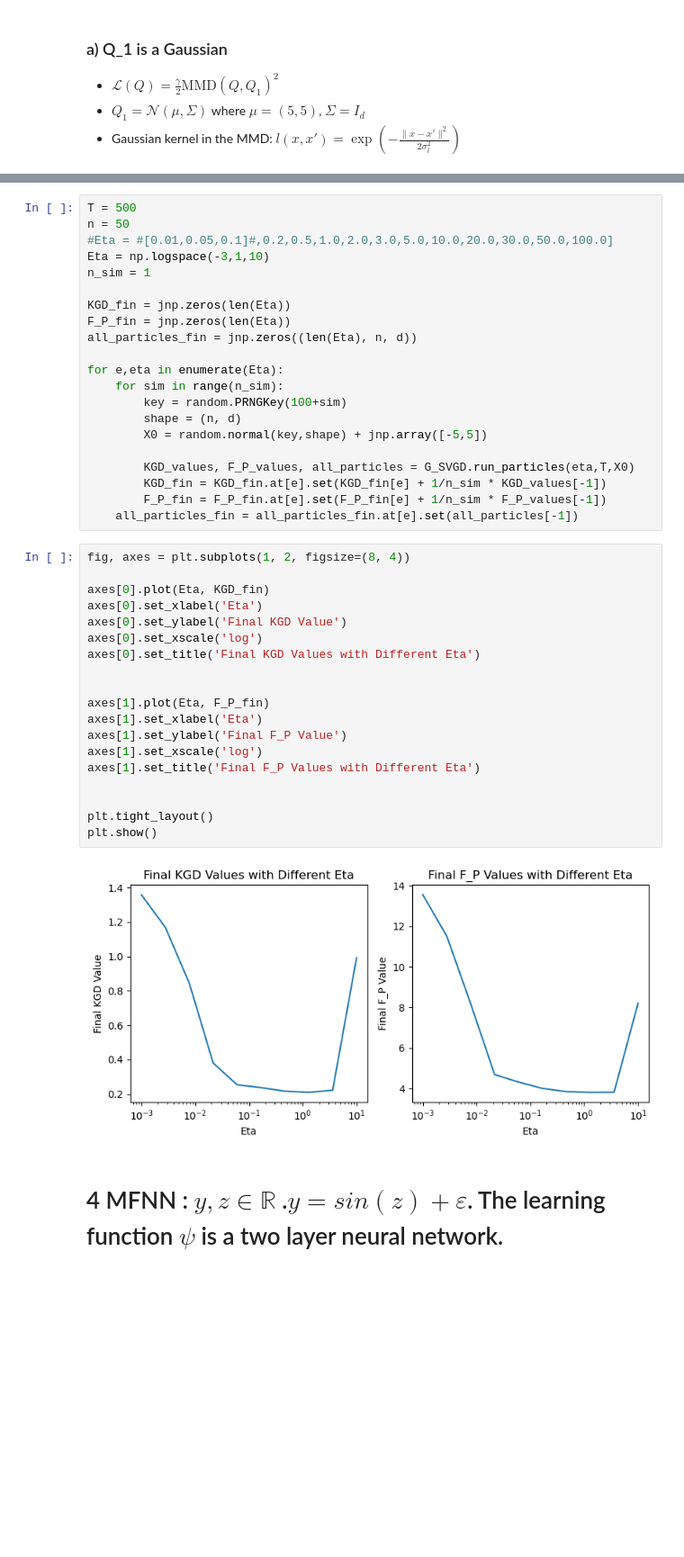
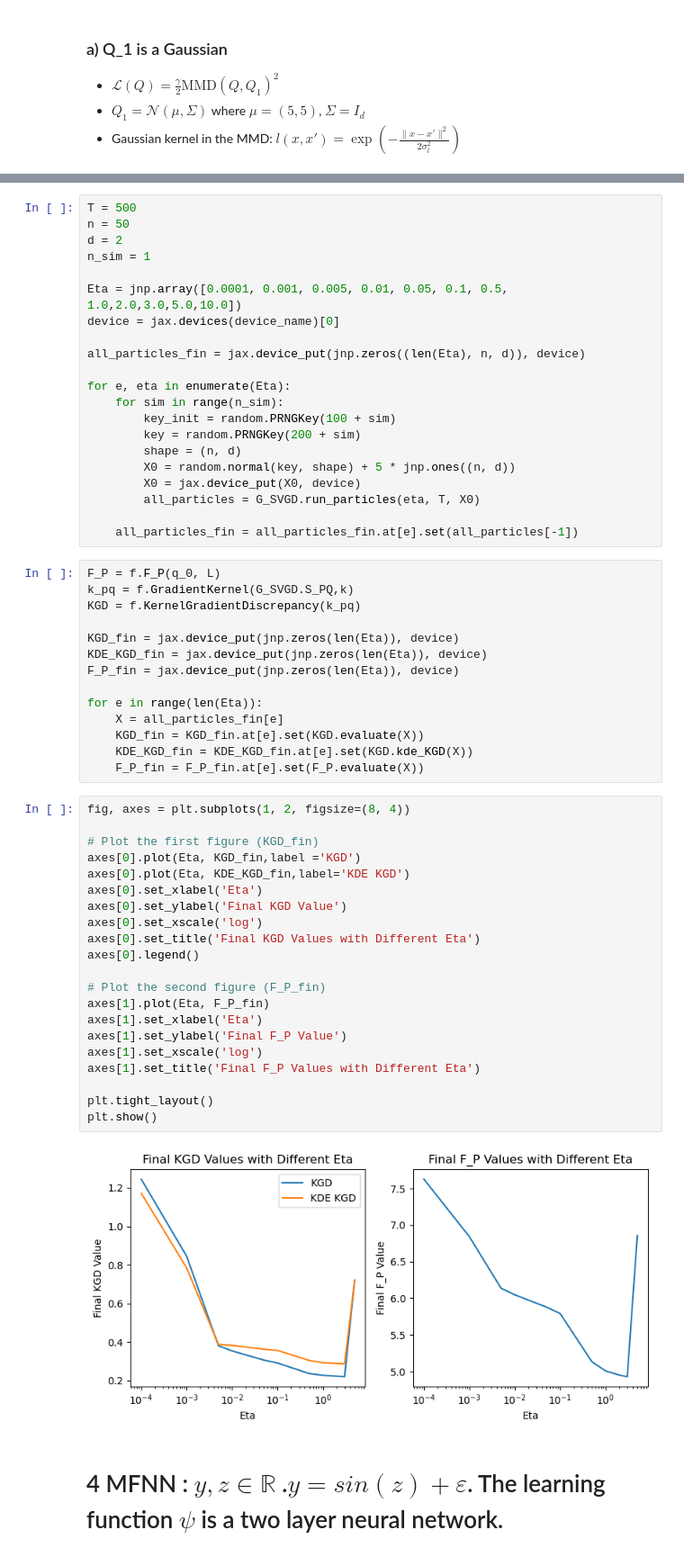
Before and after one commit to congyewang/kgd-code, a Jupyter notebook: notebook_svgd.ipynb, the cells around one changed output, grey strips where cells are left out. Shown at 90% size. Cells and saved outputs as stored; diff of their text form; blank space fills up the shorter version.

```diff
--- a/notebook_svgd.ipynb
+++ b/notebook_svgd.ipynb
@@ -248,45 +268,61 @@ G_SVGD = GeneralizedSVGD(q_0,L,k,m,dm)
 # %%
 T = 500
 n = 50
-#Eta = #[0.01,0.05,0.1]#,0.2,0.5,1.0,2.0,3.0,5.0,10.0,20.0,30.0,50.0,100.0]
-Eta = np.logspace(-3,1,10)
+d = 2
 n_sim = 1
 
-KGD_fin = jnp.zeros(len(Eta))
-F_P_fin = jnp.zeros(len(Eta))
-all_particles_fin = jnp.zeros((len(Eta), n, d))
+Eta = jnp.array([0.0001, 0.001, 0.005, 0.01, 0.05, 0.1, 0.5, 1.0,2.0,3.0,5.0,10.0])
+device = jax.devices(device_name)[0]
 
-for e,eta in enumerate(Eta):
+all_particles_fin = jax.device_put(jnp.zeros((len(Eta), n, d)), device)
+
+for e, eta in enumerate(Eta):
     for sim in range(n_sim):
-        key = random.PRNGKey(100+sim)
+        key_init = random.PRNGKey(100 + sim)
+        key = random.PRNGKey(200 + sim)
         shape = (n, d)
-        X0 = random.normal(key,shape) + jnp.array([-5,5])
+        X0 = random.normal(key, shape) + 5 * jnp.ones((n, d))
+        X0 = jax.device_put(X0, device)
+        all_particles = G_SVGD.run_particles(eta, T, X0)
 
-        KGD_values, F_P_values, all_particles = G_SVGD.run_particles(eta,T,X0)
-        KGD_fin = KGD_fin.at[e].set(KGD_fin[e] + 1/n_sim * KGD_values[-1])
-        F_P_fin = F_P_fin.at[e].set(F_P_fin[e] + 1/n_sim * F_P_values[-1])
     all_particles_fin = all_particles_fin.at[e].set(all_particles[-1])
+# %%
+F_P = f.F_P(q_0, L)
+k_pq = f.GradientKernel(G_SVGD.S_PQ,k)
+KGD = f.KernelGradientDiscrepancy(k_pq)
+
+KGD_fin = jax.device_put(jnp.zeros(len(Eta)), device)
+KDE_KGD_fin = jax.device_put(jnp.zeros(len(Eta)), device)
+F_P_fin = jax.device_put(jnp.zeros(len(Eta)), device)
+
+for e in range(len(Eta)):
+    X = all_particles_fin[e]
+    KGD_fin = KGD_fin.at[e].set(KGD.evaluate(X))
+    KDE_KGD_fin = KDE_KGD_fin.at[e].set(KGD.kde_KGD(X))
+    F_P_fin = F_P_fin.at[e].set(F_P.evaluate(X))
 # %%
 fig, axes = plt.subplots(1, 2, figsize=(8, 4))
 
-axes[0].plot(Eta, KGD_fin)
+# Plot the first figure (KGD_fin)
+axes[0].plot(Eta, KGD_fin,label ='KGD')
+axes[0].plot(Eta, KDE_KGD_fin,label='KDE KGD')
 axes[0].set_xlabel('Eta')
 axes[0].set_ylabel('Final KGD Value')
 axes[0].set_xscale('log')
 axes[0].set_title('Final KGD Values with Different Eta')
+axes[0].legend()
 
-
+# Plot the second figure (F_P_fin)
 axes[1].plot(Eta, F_P_fin)
 axes[1].set_xlabel('Eta')
 axes[1].set_ylabel('Final F_P Value')
 axes[1].set_xscale('log')
 axes[1].set_title('Final F_P Values with Different Eta')
 
-
 plt.tight_layout()
 plt.show()
 # %% [output]
-[figure, old version]
+[figure, new version]
 # %% [markdown]
 # 4 MFNN : $y,z \in \mathbb{R}$ .$y = sin(z) + \varepsilon$. The learning function $\psi$ is a two layer neural network.
 # %%
```
Also changed, not shown: parts of 25 cells of this notebook, 2 other files.
